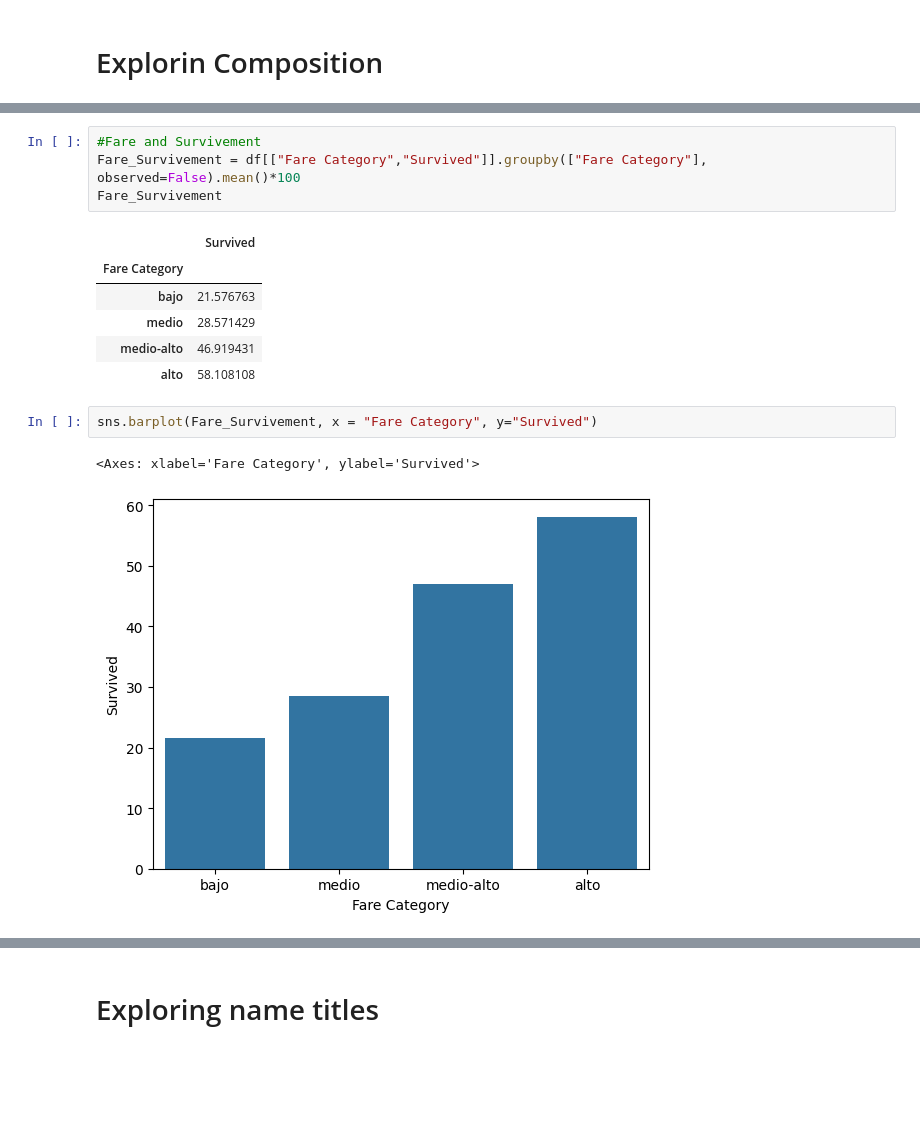
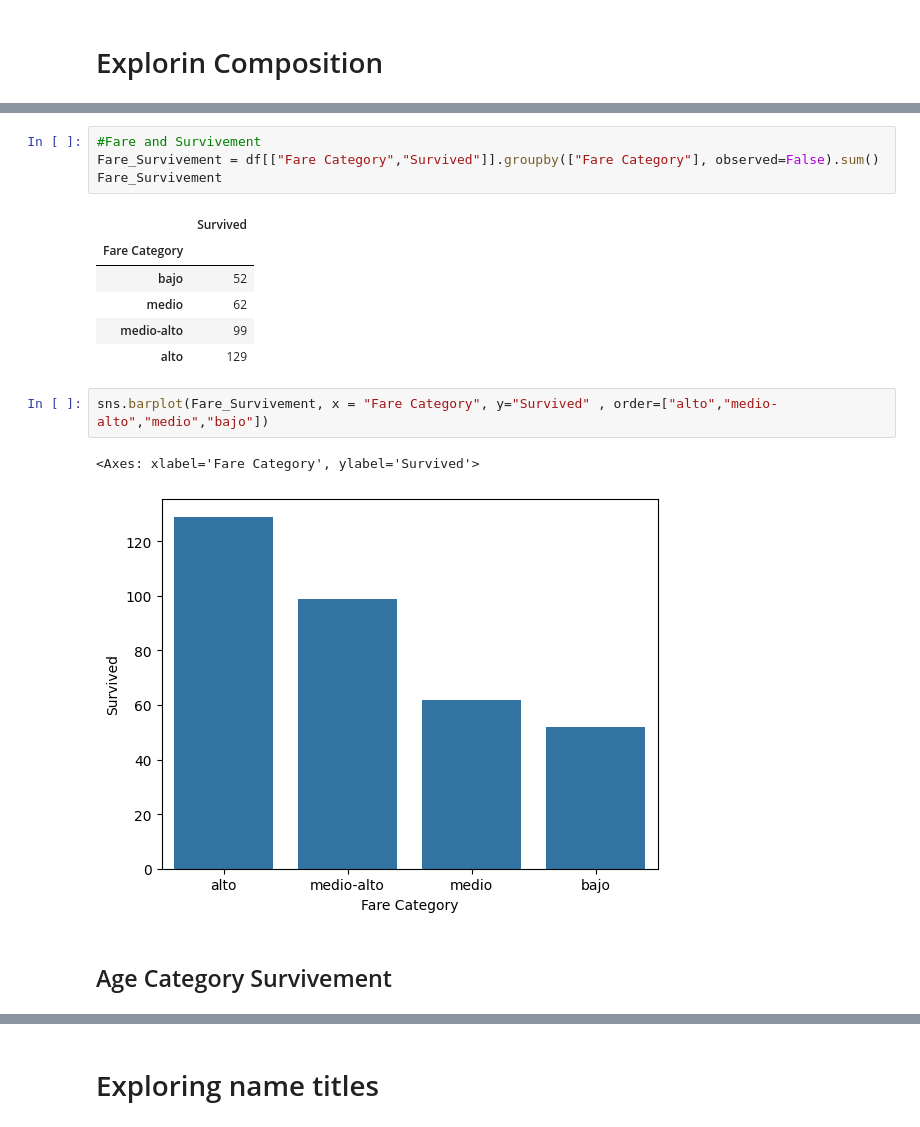
Before and after one commit to marcoeferro/EDA-exercises, a Jupyter notebook: titanic/EDA.ipynb, the cells around one changed output, grey strips where cells are left out. Cells and saved outputs as stored; diff of their text form; blank space fills up the shorter version.

```diff
--- a/titanic/EDA.ipynb
+++ b/titanic/EDA.ipynb
@@ -346,18 +336,20 @@ df.head()
 # %%
 #Fare and Survivement
-Fare_Survivement = df[["Fare Category","Survived"]].groupby(["Fare Category"], observed=False).mean()*100
+Fare_Survivement = df[["Fare Category","Survived"]].groupby(["Fare Category"], observed=False).sum()
 Fare_Survivement
 # %% [output]
 |  | Survived |
 | Fare Category |  |
-| bajo | 21.576763 |
-| medio | 28.571429 |
-| medio-alto | 46.919431 |
-| alto | 58.108108 |
+| bajo | 52 |
+| medio | 62 |
+| medio-alto | 99 |
+| alto | 129 |
 # %%
-sns.barplot(Fare_Survivement, x = "Fare Category", y="Survived")
+sns.barplot(Fare_Survivement, x = "Fare Category", y="Survived" , order=["alto","medio-alto","medio","bajo"])
 # %% [output]
 <Axes: xlabel='Fare Category', ylabel='Survived'>
-[figure, old version]
+[figure, new version]
+# %% [markdown]
+## Age Category Survivement
 # %%
 bins = [-np.inf,1,3,5,12,18,25,64,np.inf]
```
Also changed, not shown: parts of 29 cells of this notebook.
